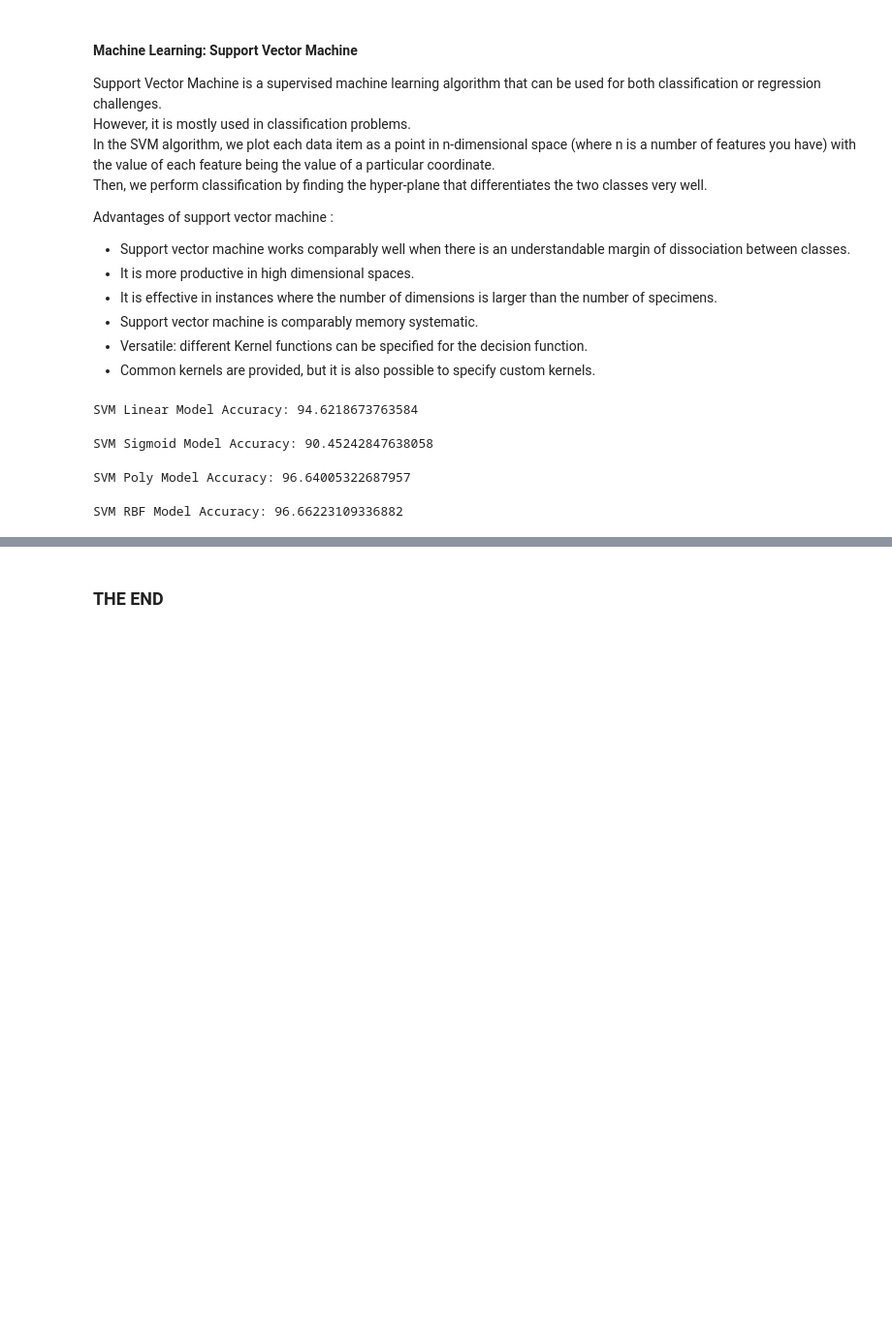
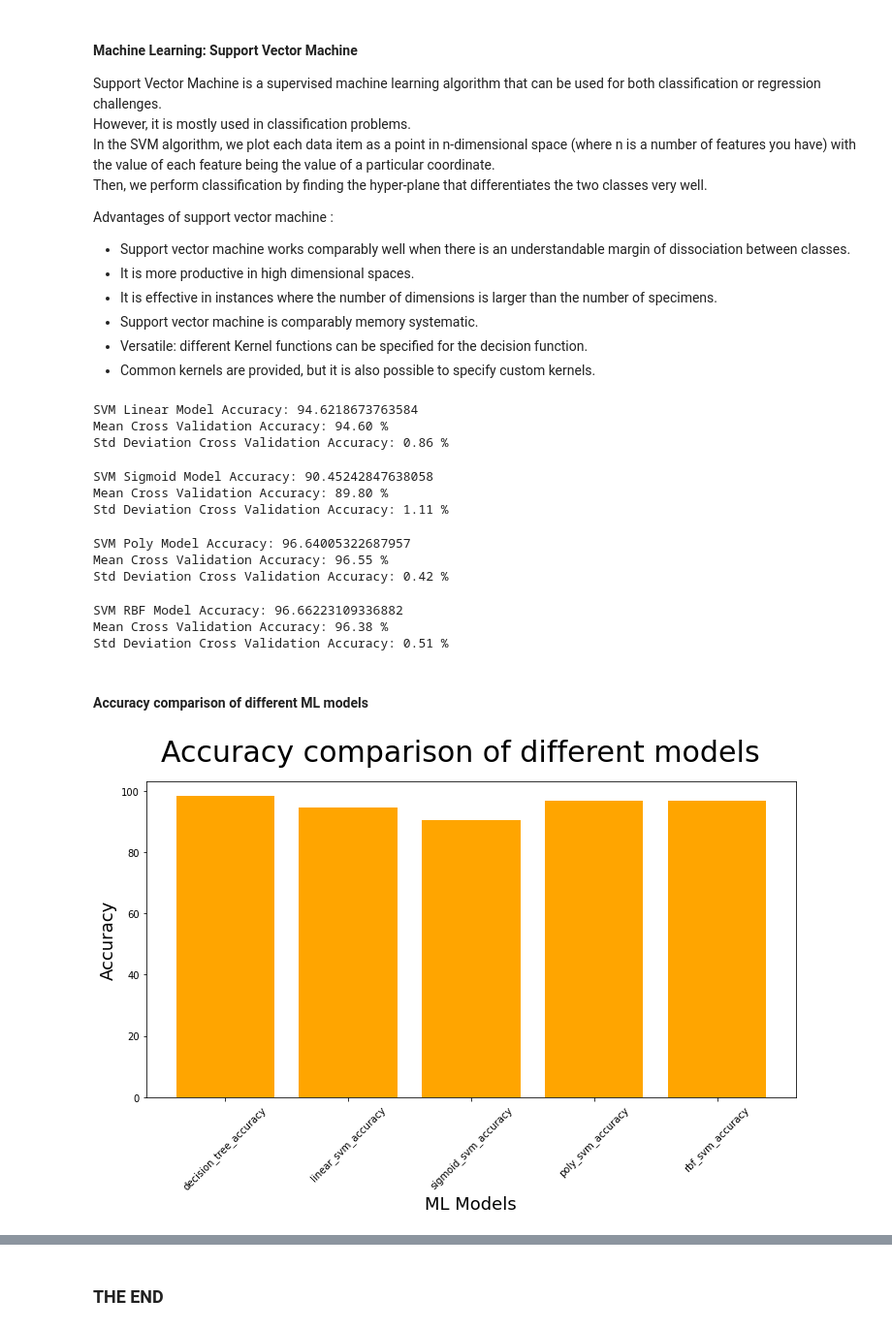
Before and after one commit to umang8496/bits-dse, a Jupyter notebook: ids_assignment_01/signature-detection-classifier.ipynb, the cells around one changed output, grey strips where cells are left out. Shown at 97% size. Drawn from its saved outputs; the diff is of its cells as text; code cells hidden in the pictures; blank space fills up the shorter version.

```diff
--- a/ids_assignment_01/signature-detection-classifier.ipynb
+++ b/ids_assignment_01/signature-detection-classifier.ipynb
@@ -2237,74 +2247,69 @@ Advantages of support vector machine :
 - Versatile: different Kernel functions can be specified for the decision function.
 - Common kernels are provided, but it is also possible to specify custom kernels.
 # %%
-from sklearn import svm
-
-#Create a svm Classifier
 linear_svm_clf = svm.SVC(kernel='linear') # Linear Kernel
-
-#Train the model using the training sets
 linear_svm_clf.fit(X_train, Y_train)
-
-#Predict the response for test dataset
 Y_pred = linear_svm_clf.predict(X_test)
-
 cm = confusion_matrix(Y_test, Y_pred)
-
 svm_model_accuracy = (100 * (cm[0][0] + cm[1][1]) / (cm[0][0] + cm[0][1] + cm[1][0] + cm[1][1]))
 print("SVM Linear Model Accuracy:", svm_model_accuracy)
+performCrossValidation(linear_svm_clf, X_train, Y_train)
+model_accuracy["linear_svm_accuracy"] = svm_model_accuracy
 # %% [output]
 SVM Linear Model Accuracy: 94.6218673763584
+Mean Cross Validation Accuracy: 94.60 %
+Std Deviation Cross Validation Accuracy: 0.86 %
 # %%
-from sklearn import svm
-
-#Create a svm Classifier
 sigmoid_svm_clf = svm.SVC(kernel='sigmoid') # Sigmoid Kernel
-
-#Train the model using the training sets
 sigmoid_svm_clf.fit(X_train, Y_train)
-
-#Predict the response for test dataset
 Y_pred = sigmoid_svm_clf.predict(X_test)
-
 cm = confusion_matrix(Y_test, Y_pred)
-
 svm_model_accuracy = (100 * (cm[0][0] + cm[1][1]) / (cm[0][0] + cm[0][1] + cm[1][0] + cm[1][1]))
 print("SVM Sigmoid Model Accuracy:", svm_model_accuracy)
+performCrossValidation(sigmoid_svm_clf, X_train, Y_train)
+model_accuracy["sigmoid_svm_accuracy"] = svm_model_accuracy
 # %% [output]
 SVM Sigmoid Model Accuracy: 90.45242847638058
+Mean Cross Validation Accuracy: 89.80 %
+Std Deviation Cross Validation Accuracy: 1.11 %
 # %%
-from sklearn import svm
-
-#Create a svm Classifier
 poly_svm_clf = svm.SVC(kernel='poly') # Poly Kernel
-
-#Train the model using the training sets
 poly_svm_clf.fit(X_train, Y_train)
-
-#Predict the response for test dataset
 Y_pred = poly_svm_clf.predict(X_test)
-
 cm = confusion_matrix(Y_test, Y_pred)
-
 svm_model_accuracy = (100 * (cm[0][0] + cm[1][1]) / (cm[0][0] + cm[0][1] + cm[1][0] + cm[1][1]))
 print("SVM Poly Model Accuracy:", svm_model_accuracy)
+performCrossValidation(poly_svm_clf, X_train, Y_train)
+model_accuracy["poly_svm_accuracy"] = svm_model_accuracy
 # %% [output]
 SVM Poly Model Accuracy: 96.64005322687957
+Mean Cross Validation Accuracy: 96.55 %
+Std Deviation Cross Validation Accuracy: 0.42 %
 # %%
-from sklearn import svm
-
-#Create a svm Classifier
 rbf_svm_clf = svm.SVC(kernel='rbf') # RBF Kernel
-
-#Train the model using the training sets
 rbf_svm_clf.fit(X_train, Y_train)
-
-#Predict the response for test dataset
 Y_pred = rbf_svm_clf.predict(X_test)
-
 cm = confusion_matrix(Y_test, Y_pred)
-
 svm_model_accuracy = (100 * (cm[0][0] + cm[1][1]) / (cm[0][0] + cm[0][1] + cm[1][0] + cm[1][1]))
 print("SVM RBF Model Accuracy:", svm_model_accuracy)
+performCrossValidation(rbf_svm_clf, X_train, Y_train)
+model_accuracy["rbf_svm_accuracy"] = svm_model_accuracy
 # %% [output]
 SVM RBF Model Accuracy: 96.66223109336882
+Mean Cross Validation Accuracy: 96.38 %
+Std Deviation Cross Validation Accuracy: 0.51 %
+# %% [markdown]
+#### Accuracy comparison of different ML models
+# %%
+model_accuracy_keys = model_accuracy.keys()
+model_accuracy_values = model_accuracy.values()
+
+fig, ax = plt.subplots(figsize=(12,6))
+_ = fig.suptitle('Accuracy comparison of different models', fontsize=30)
+plt.bar(model_accuracy_keys, model_accuracy_values, color='orange')
+plt.xticks(rotation=45)
+plt.ylabel("Accuracy", fontsize=18)
+plt.xlabel("ML Models", fontsize=18)
+plt.show()
+# %% [output]
+[figure, added]
```
Also changed, not shown: parts of 11 cells of this notebook.
